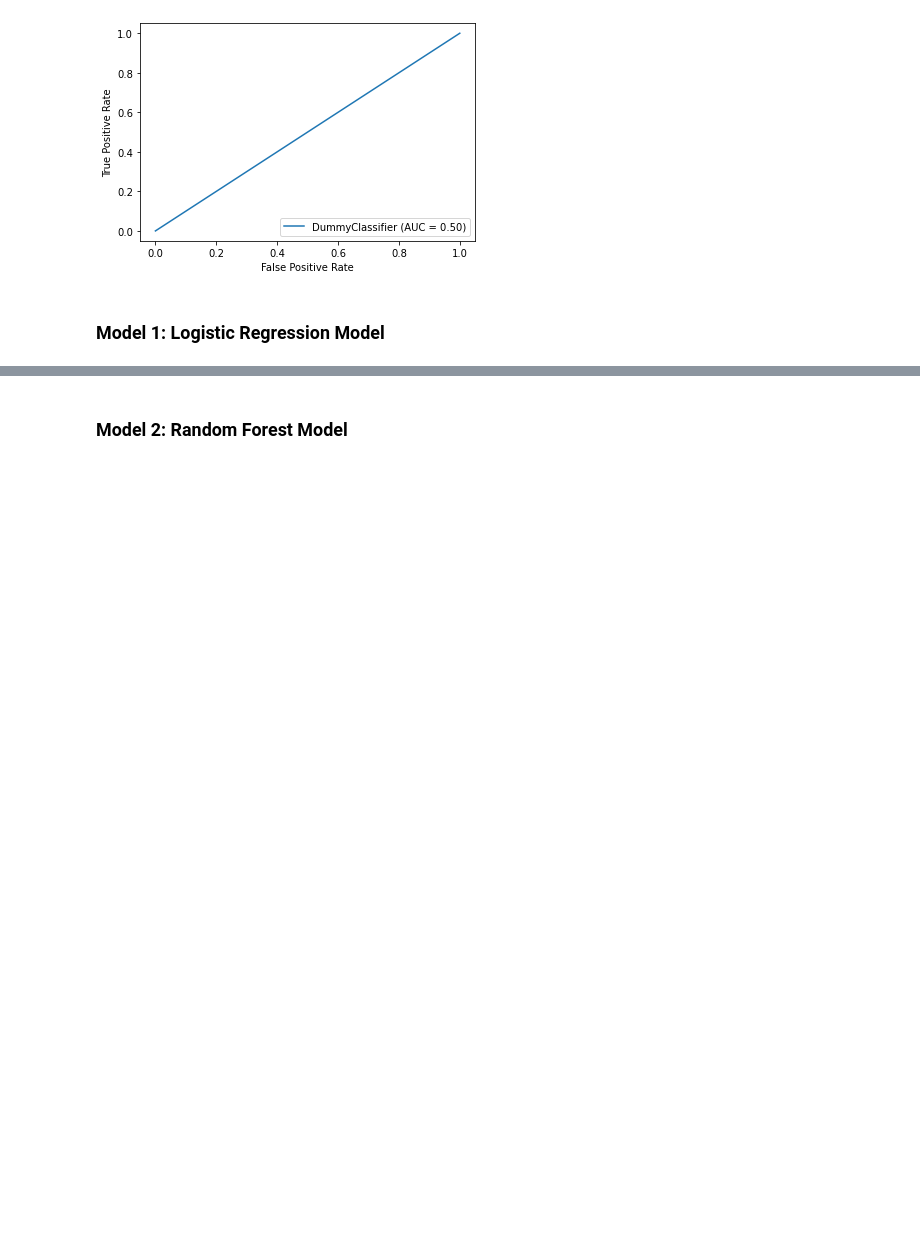
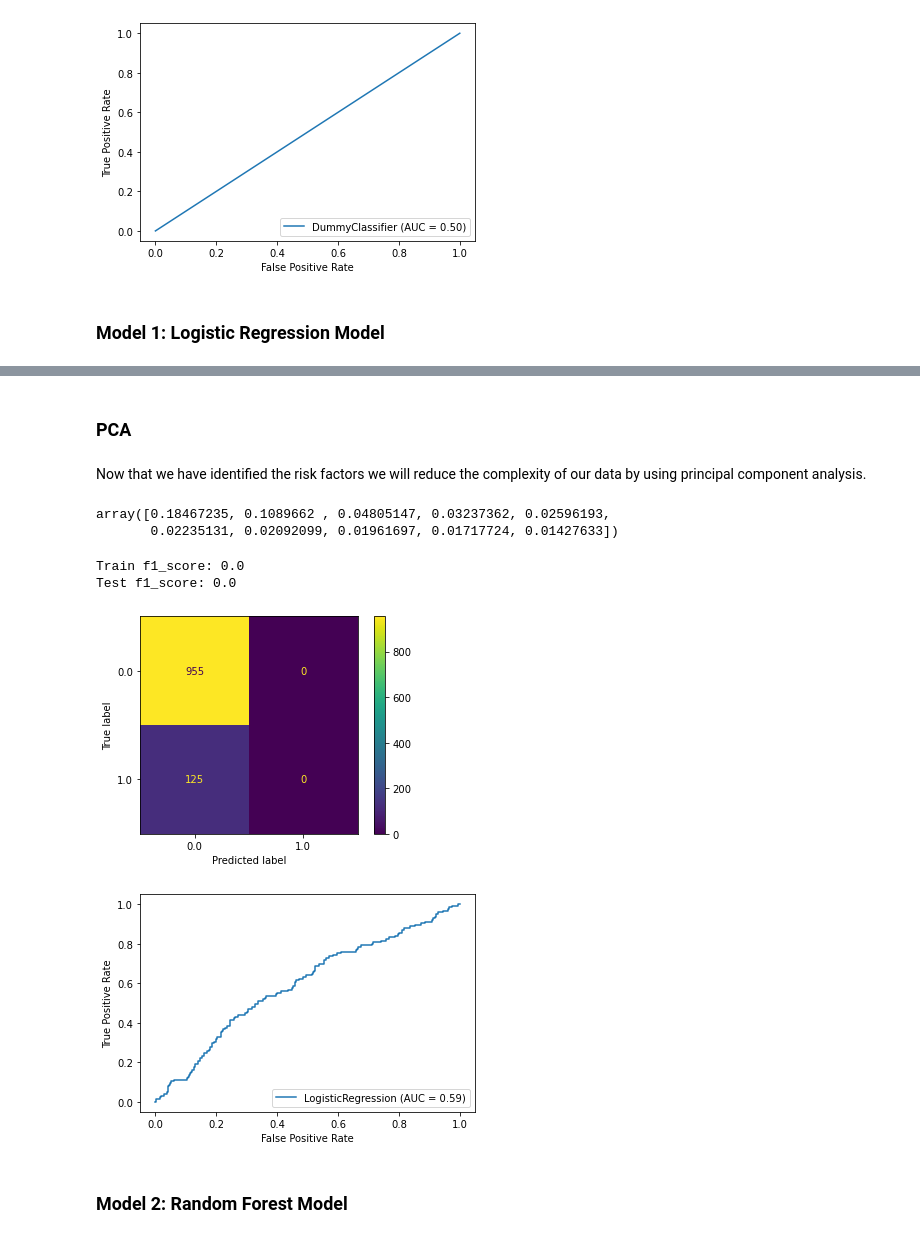
Before and after one commit to RH3421/Reducing_NBA_Injuries, a Jupyter notebook: EDA.ipynb, the cells around one changed output, grey strips where cells are left out. Saved outputs shown, nothing was run; the diff lists cells and outputs as text; code cells hidden in the pictures; blank space fills up the shorter version.

```diff
--- a/EDA.ipynb
+++ b/EDA.ipynb
@@ -390,3 +403,32 @@ Test f1_score: 0.043478260869565216
+# %% [markdown]
+### PCA
+# %% [markdown]
+Now that we have identified the risk factors we will reduce the complexity of our data by using principal component analysis.
+# %%
+pca = PCA(n_components=10)
+X_train_pca = pca.fit_transform(X_train_scaled)
+X_test_pca = pca.transform(X_test_scaled)
+pca.explained_variance_ratio_
+# %% [output]
+array([0.18467235, 0.1089662 , 0.04805147, 0.03237362, 0.02596193,
+       0.02235131, 0.02092099, 0.01961697, 0.01717724, 0.01427633])
+# %%
+# Instantiate, fit, and run model
+lr = LogisticRegression(max_iter = 1000, random_state=22)
+lr.fit(X_train_pca, y_train)
+y_hat_train = lr.predict(X_train_pca)
+y_hat_test = lr.predict(X_test_pca)
+print(f'Train f1_score: {f1_score(y_train, y_hat_train)}')
+print(f'Test f1_score: {f1_score(y_test, y_hat_test)}')
+
+# Plot confusion matrix and ROC AUC
+plot_confusion_matrix(lr, X_test_pca, y_test)
+plot_roc_curve(lr, X_test_pca, y_test);
+# %% [output]
+Train f1_score: 0.0
+Test f1_score: 0.0
+[figure, added]
+[figure, added]
 # %% [markdown]
 ### Model 2: Random Forest Model
 # %%
```
Also changed, not shown: parts of 4 cells of this notebook, 9 other files.
